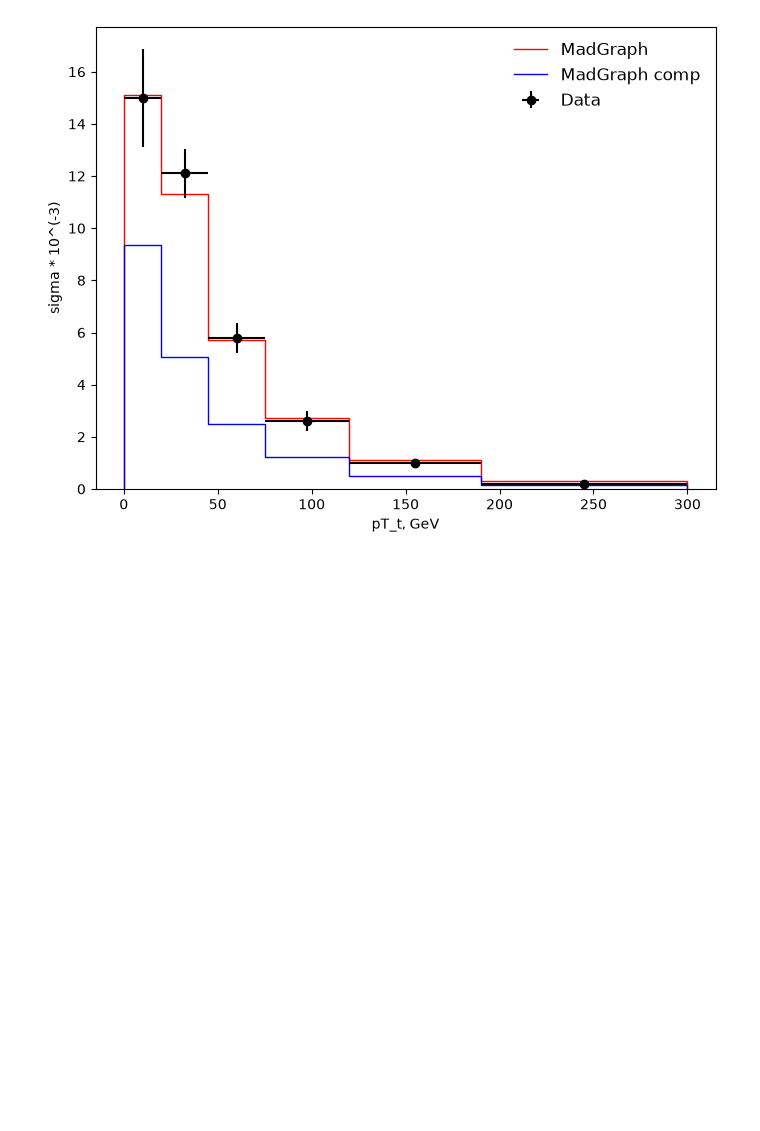
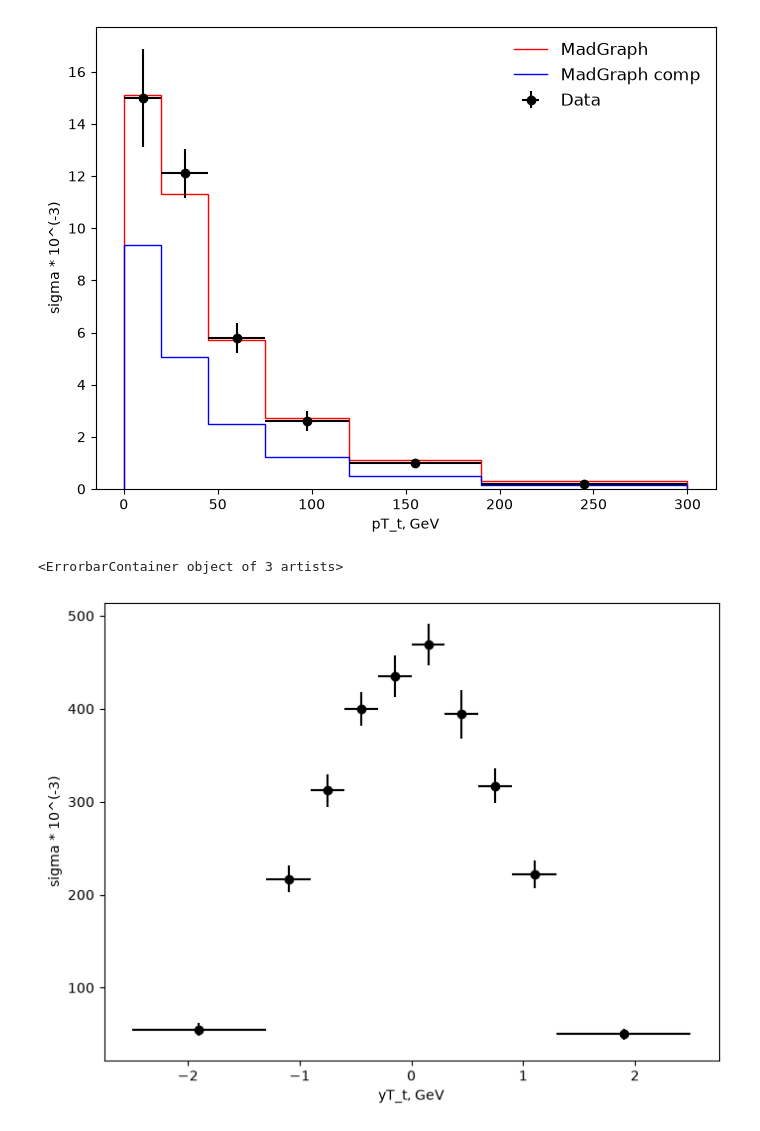
Before and after one commit to Lum1narr/cms-ttbar-analysis, a Jupyter notebook: lepton_jets/lepton_jets.ipynb, the cells around one changed output. Saved outputs shown, nothing was run; the diff lists cells and outputs as text; code cells hidden in the pictures; blank space fills up the shorter version.

```diff
--- a/lepton_jets/lepton_jets.ipynb
+++ b/lepton_jets/lepton_jets.ipynb
@@ -227,3 +227,57 @@ ax.legend(loc='upper right', frameon=False, fontsize=12)
 # %% [output]
 <matplotlib.legend.Legend at 0x...>
 [figure]
+# %%
+pt = df[df["observable"] == "y_tt"]
+
+#print(pt)
+
+x = (pt["bin_high"] + pt["bin_low"]) / 2
+x_err = (pt["bin_high"] - pt["bin_low"]) / 2
+
+y = pt["value"]
+y_total = pt["value"] * (pt["total"] / 100)
+
+#Згенеровані данні без стиснення
+
+def rapidity(p):
+    E = np.sqrt(p[:, 0]**2 + p[:, 1]**2 + p[:, 2]**2 + p[:, 3]**2 )
+    return 0.5*np.log((E + p[:, 2]) / ((E - p[:, 2])))
+
+data_pT_t = rapidity(data_all)
+
+bin = pt['bin_low']
+bin = np.append(bin, pt['bin_high'].iloc[-1])
+
+bin_width = bin[1:] - bin[:-1]
+
+count, _ = np.histogram(data_pT_t, bins=bin)
+data_y = count / (len(data_pT_t) * bin_width)
+
+#Згенеровані дані зі стисненням
+data_pT_t_comp = rapidity(data_all1)
+
+count_comp, _ = np.histogram(data_pT_t_comp, bins=bin, weights=weight)
+data_y_comp = count_comp / (np.sum(weight) * bin_width)
+
+
+#Побудова графіків
+fig, ax = plt.subplots(figsize=(8, 6))
+
+ax.set_xlabel("yT_t, GeV")
+ax.set_ylabel("sigma * 10^(-3)")
+
+#Побудова точок зі статті
+ax.errorbar(x, y, xerr=x_err, yerr=y_total, fmt='o', color='black', capsize=0, label='Data')
+
+#Побудова MadGraph
+#ax.stairs(data_y * 1000, bin, color='red', label='MadGraph')
+
+#Побудова стиснений MadGraph
+#ax.stairs(data_y_comp * 1000, bin, color='blue', label='MadGraph comp')
+
+
+ax.legend(loc='upper right', frameon=False, fontsize=12)
+# %% [output]
+<ErrorbarContainer object of 3 artists>
+[figure, added]
```
Also changed, not shown: parts of 2 cells of this notebook.
